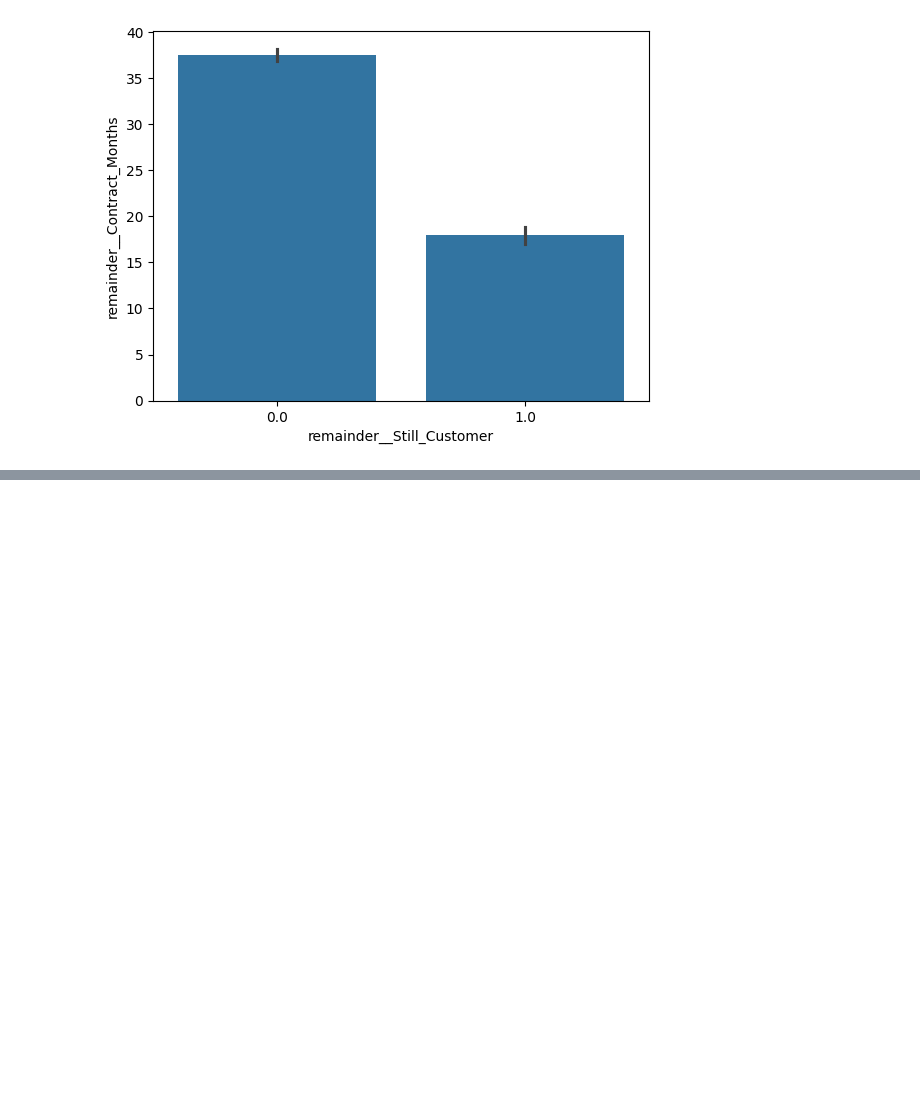
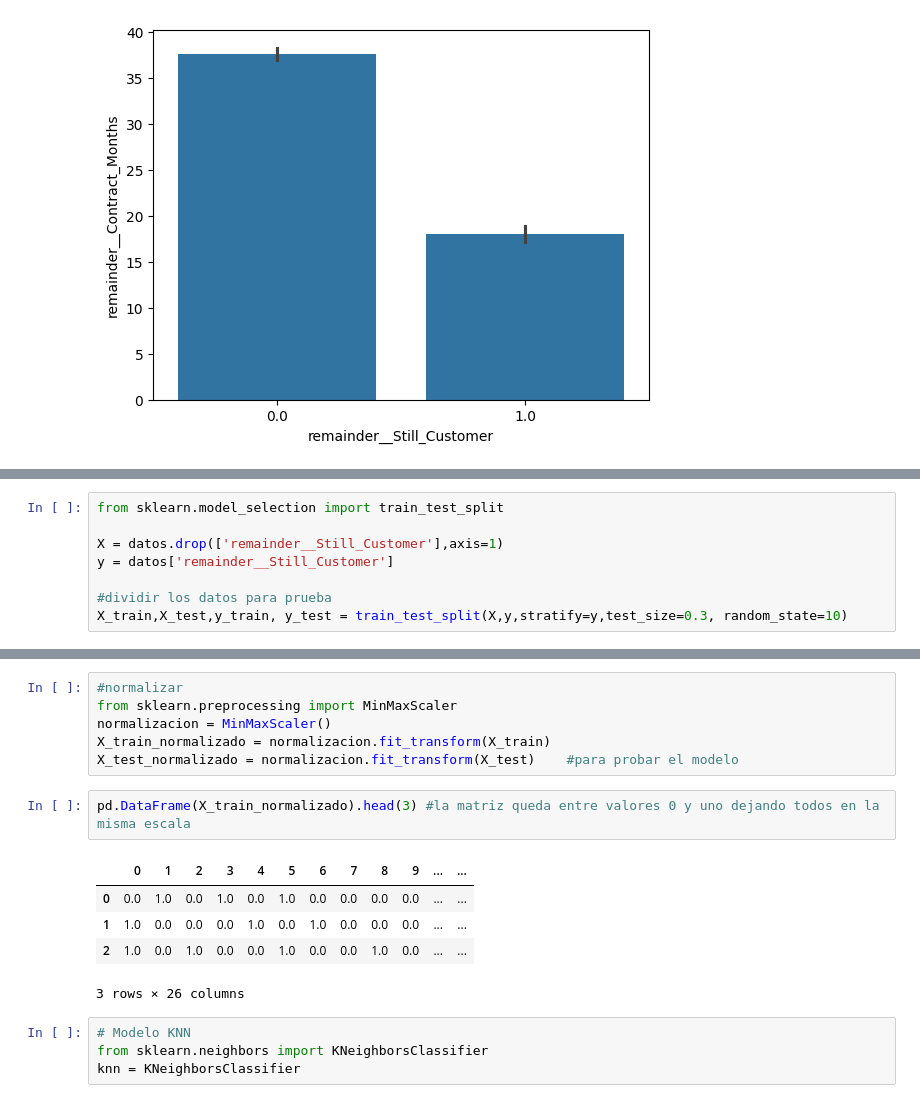
Before and after one commit to marmalux/Telecom-X-Machine-Learning, a Jupyter notebook: Churn_de_clientes_Telecom_X.ipynb, the cells around one changed output, grey strips where cells are left out. Saved outputs shown, nothing was run; the diff lists cells and outputs as text; blank space fills up the shorter version.

```diff
--- a/Churn_de_clientes_Telecom_X.ipynb
+++ b/Churn_de_clientes_Telecom_X.ipynb
@@ -218,0 +248,8 @@ sns.barplot(data=datos,x='remainder__Still_Customer',y='remainder__Contract_Mont
+# %%
+from sklearn.model_selection import train_test_split
+
+X = datos.drop(['remainder__Still_Customer'],axis=1)
+y = datos['remainder__Still_Customer']
+
+#dividir los datos para prueba
+X_train,X_test,y_train, y_test = train_test_split(X,y,stratify=y,test_size=0.3, random_state=10)
@@ -218,0 +272,18 @@ sns.barplot(data=datos,x='remainder__Still_Customer',y='remainder__Contract_Mont
+# %%
+#normalizar
+from sklearn.preprocessing import MinMaxScaler
+normalizacion = MinMaxScaler()
+X_train_normalizado = normalizacion.fit_transform(X_train)
+X_test_normalizado = normalizacion.fit_transform(X_test)    #para probar el modelo
+# %%
+pd.DataFrame(X_train_normalizado).head(3) #la matriz queda entre valores 0 y uno dejando todos en la misma escala
+# %% [output]
+|  | 0 | 1 | 2 | 3 | 4 | 5 | 6 | 7 | 8 | 9 | ... | ... |
+| 0 | 0.0 | 1.0 | 0.0 | 1.0 | 0.0 | 1.0 | 0.0 | 0.0 | 0.0 | 0.0 | ... | ... |
+| 1 | 1.0 | 0.0 | 0.0 | 0.0 | 1.0 | 0.0 | 1.0 | 0.0 | 0.0 | 0.0 | ... | ... |
+| 2 | 1.0 | 0.0 | 1.0 | 0.0 | 0.0 | 1.0 | 0.0 | 0.0 | 1.0 | 0.0 | ... | ... |
+3 rows × 26 columns
+# %%
+# Modelo KNN
+from sklearn.neighbors import KNeighborsClassifier
+knn = KNeighborsClassifier
```
Also changed, not shown: parts of 10 cells of this notebook.
